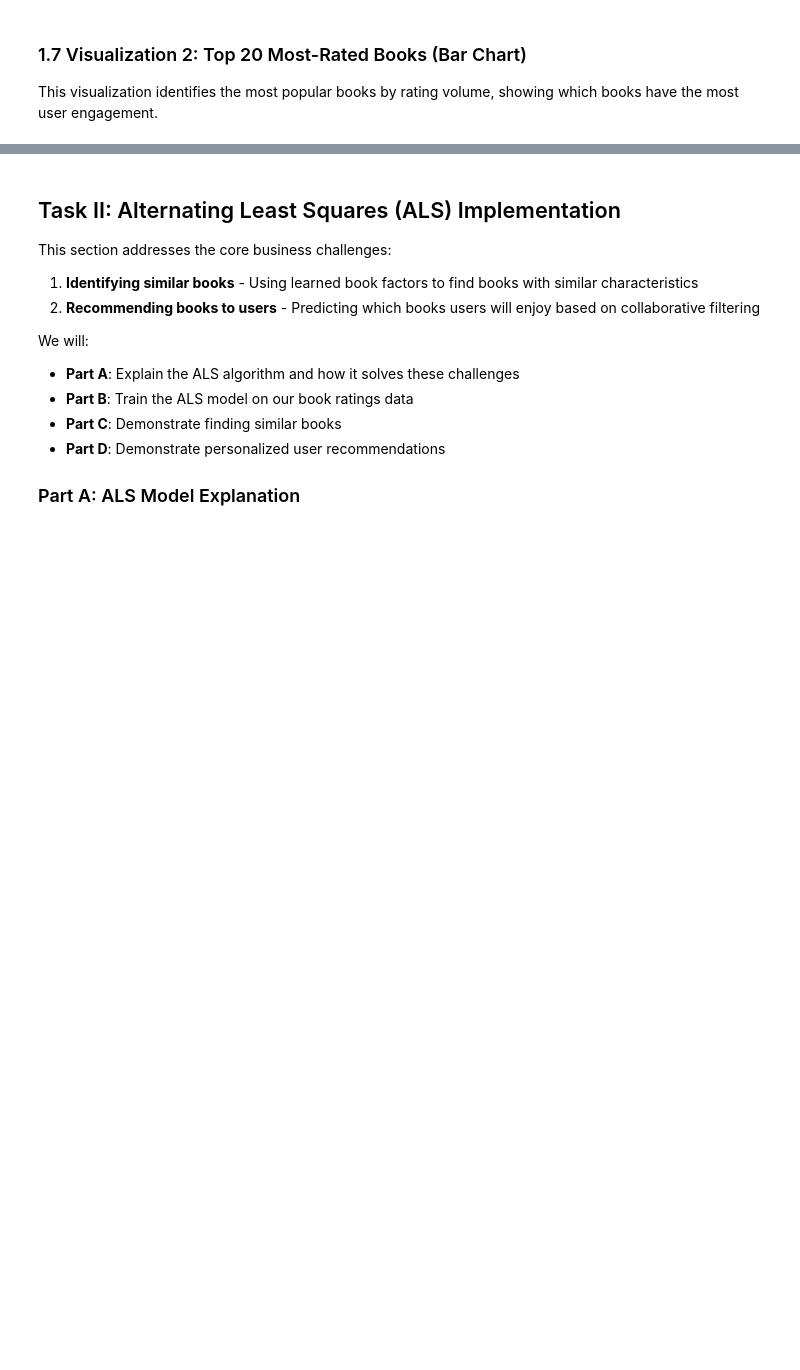
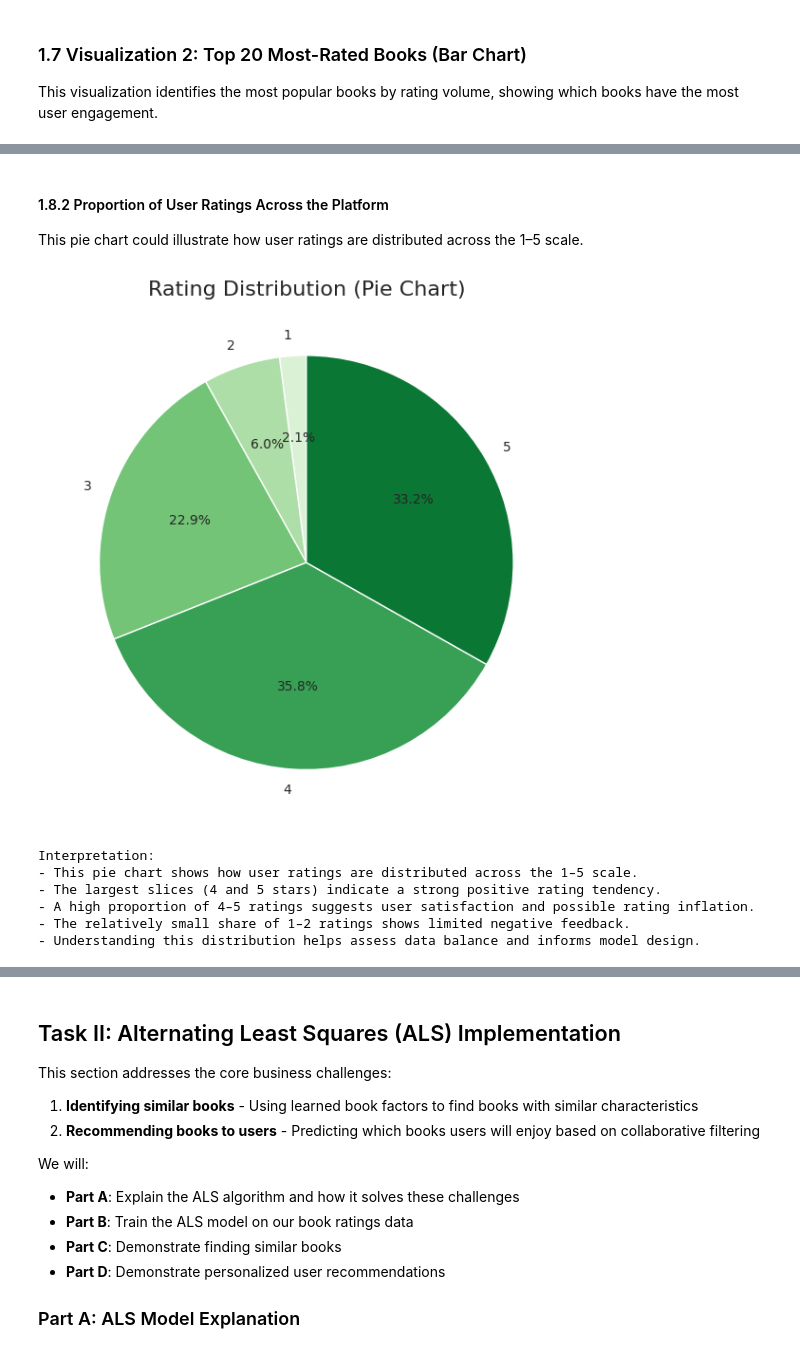
Before and after one commit to kojounfc/Advanced_Analytics, a Jupyter notebook: Assignment 2/Books_Recommendation_System.ipynb, the cells around one changed output, grey strips where cells are left out. Saved outputs shown, nothing was run; the diff lists cells and outputs as text; code cells hidden in the pictures; blank space fills up the shorter version.

```diff
--- a/Assignment 2/Books_Recommendation_System.ipynb
+++ b/Assignment 2/Books_Recommendation_System.ipynb
@@ -446,3 +491,43 @@ print("- The normal distribution suggests a mature platform with consistent user
 - Most users have similar engagement levels, with relatively balanced activity
 - Understanding user activity helps set expectations for recommendation quality
 - The normal distribution suggests a mature platform with consistent user engagement
+# %% [markdown]
+#### 1.8.2 Proportion of User Ratings Across the Platform
+This pie chart could illustrate how user ratings are distributed across the 1–5 scale.
+# %%
+# Data
+labels = rating_summary['Rating']
+sizes = rating_summary['Count']
+
+# Choose a nice Seaborn color palette
+colors = sns.color_palette("Greens", len(labels))
+
+# Create pie chart
+plt.figure(figsize=(12, 6))
+plt.pie(
+    sizes,
+    labels=labels,
+    autopct='%1.1f%%',
+    startangle=90,
+    colors=colors,
+    wedgeprops={'edgecolor': 'white', 'linewidth': 1}
+)
+
+plt.title("Rating Distribution (Pie Chart)", fontsize=16)
+plt.tight_layout()
+plt.show()
+
+print("\nInterpretation:")
+print("- This pie chart shows how user ratings are distributed across the 1–5 scale.")
+print("- The largest slices (4 and 5 stars) indicate a strong positive rating tendency.")
+print("- A high proportion of 4–5 ratings suggests user satisfaction and possible rating inflation.")
+print("- The relatively small share of 1–2 ratings shows limited negative feedback.")
+print("- Understanding this distribution helps assess data balance and informs model design.")
+# %% [output]
+[figure, added]
+Interpretation:
+- This pie chart shows how user ratings are distributed across the 1–5 scale.
+- The largest slices (4 and 5 stars) indicate a strong positive rating tendency.
+- A high proportion of 4–5 ratings suggests user satisfaction and possible rating inflation.
+- The relatively small share of 1–2 ratings shows limited negative feedback.
+- Understanding this distribution helps assess data balance and informs model design.
```
Also changed, not shown: parts of 25 cells of this notebook.
